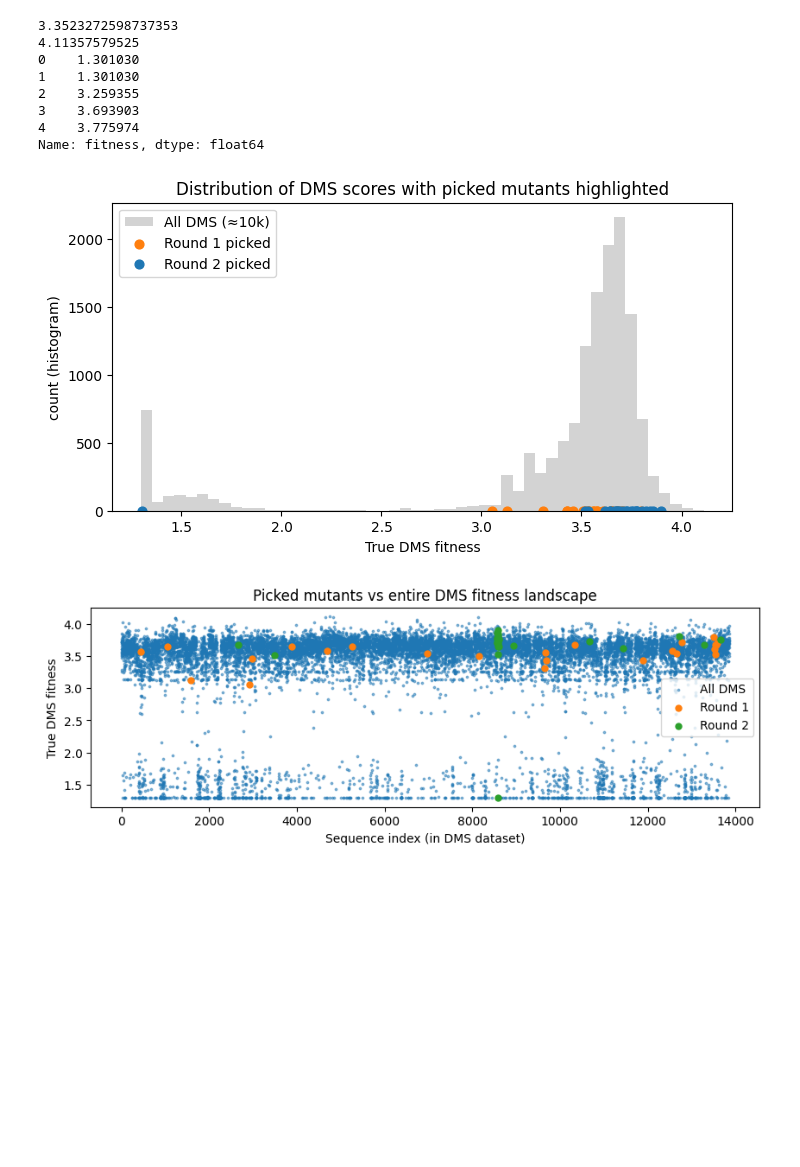
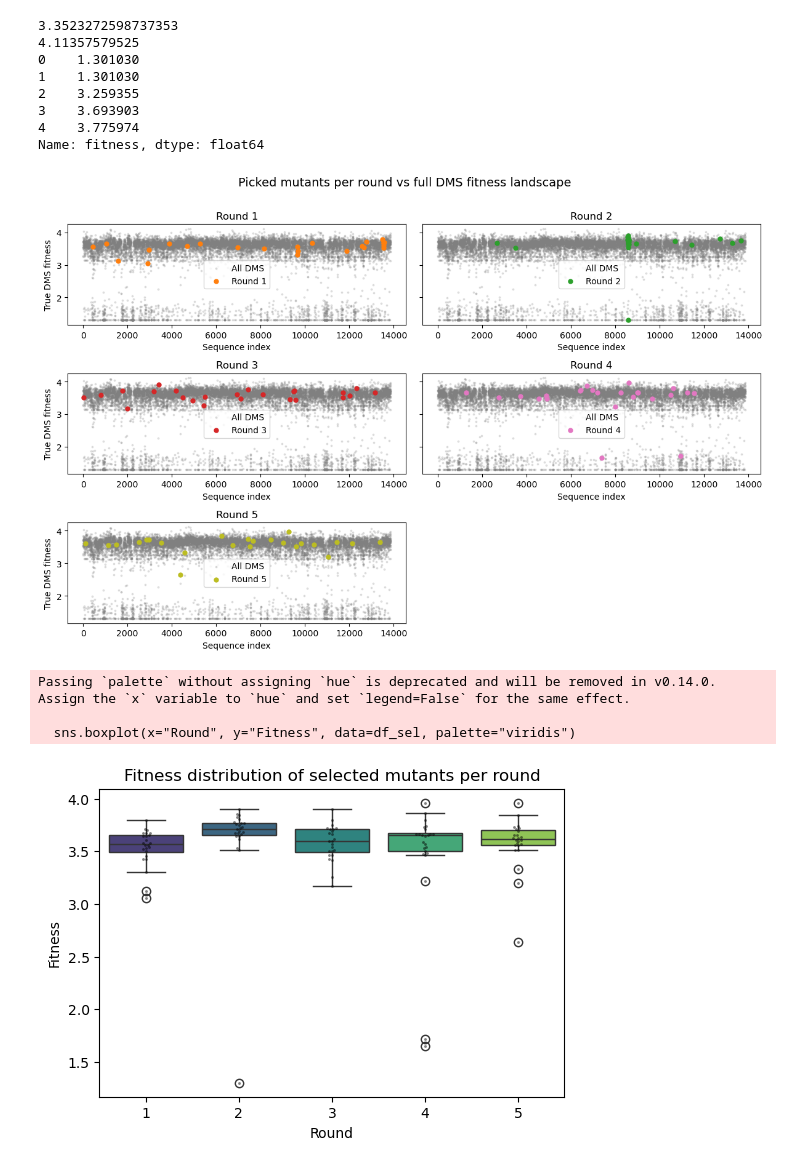
Before and after one commit to theerapas/Rosaloid, a Jupyter notebook: scripts/lookatoutput.ipynb, the cells around one changed output. Drawn from its saved outputs; the diff is of its cells as text; code cells hidden in the pictures; blank space fills up the shorter version.

```diff
--- a/scripts/lookatoutput.ipynb
+++ b/scripts/lookatoutput.ipynb
@@ -83,38 +58,54 @@ print(dms['fitness'].mode())
 3    3.693903
 4    3.775974
 Name: fitness, dtype: float64
-# %%
-import matplotlib.pyplot as plt
-
-# all DMS scores
-pool_scores = dms["fitness"].values
-
-# highlight the 24 chosen in this round
-sel1_scores = y_of(sel_r1)
-sel2_scores = y_of(sel_r2)
-
-plt.figure(figsize=(8,4))
-plt.hist(pool_scores, bins=50, color="lightgray", label="All DMS (≈10k)")
-plt.scatter(sel1_scores, np.zeros_like(sel1_scores), color="tab:orange", s=40, label="Round 1 picked")
-plt.scatter(sel2_scores, np.zeros_like(sel2_scores)-0.002, color="tab:blue", s=40, label="Round 2 picked")
-plt.xlabel("True DMS fitness")
-plt.ylabel("count (histogram)")
-plt.title("Distribution of DMS scores with picked mutants highlighted")
-plt.legend()
-plt.show()
-# %% [output]
-[figure, removed]
 # %%
-plt.figure(figsize=(10,3))
-plt.scatter(range(len(dms)), dms["fitness"], s=3, alpha=0.5, label="All DMS")
-sel_idx1 = dms.index[dms["seq"].isin(sel_r1)]
-sel_idx2 = dms.index[dms["seq"].isin(sel_r2)]
-plt.scatter(sel_idx1, dms.loc[sel_idx1,"fitness"], color="tab:orange", s=25, label="Round 1")
-plt.scatter(sel_idx2, dms.loc[sel_idx2,"fitness"], color="tab:green", s=25, label="Round 2")
-plt.ylabel("True DMS fitness")
-plt.xlabel("Sequence index (in DMS dataset)")
-plt.title("Picked mutants vs entire DMS fitness landscape")
-plt.legend()
+import matplotlib.pyplot as plt
+
+rounds = [sel_r1, sel_r2, sel_r3, sel_r4, sel_r5]
+colors = ["tab:orange", "tab:green", "tab:red", "tab:pink", "tab:olive"]
+
+# Create a 3x2 grid (we'll hide the last empty subplot)
+fig, axes = plt.subplots(3, 2, figsize=(12, 8), sharey=True)
+axes = axes.flatten()  # flatten 2D -> 1D for easy indexing
+
+for i, (ax, sel, color) in enumerate(zip(axes, rounds, colors), 1):
+    sel_idx = dms.index[dms["seq"].isin(sel)]
+    ax.scatter(range(len(dms)), dms["fitness"], s=3, alpha=0.2, color="gray", label="All DMS")
+    ax.scatter(sel_idx, dms.loc[sel_idx, "fitness"], color=color, s=25, label=f"Round {i}")
+    ax.set_title(f"Round {i}")
+    if i in [1, 3, 5]:  # left column
+        ax.set_ylabel("True DMS fitness")
+    ax.set_xlabel("Sequence index")
+    ax.legend()
+
+# Hide unused subplot (bottom right)
+if len(axes) > len(rounds):
+    for j in range(len(rounds), len(axes)):
+        fig.delaxes(axes[j])
+
+fig.suptitle("Picked mutants per round vs full DMS fitness landscape", fontsize=14)
+plt.tight_layout(rect=[0, 0, 1, 0.97])
 plt.show()
 # %% [output]
-[figure, old version]
+[figure, new version]
+# %%
+import seaborn as sns
+import pandas as pd
+
+sel_data = []
+for i, sel in enumerate([sel_r1, sel_r2, sel_r3, sel_r4, sel_r5], 1):
+    vals = dms.loc[dms["seq"].isin(sel), "fitness"]
+    sel_data.append(pd.DataFrame({"Round": [i]*len(vals), "Fitness": vals}))
+
+df_sel = pd.concat(sel_data)
+
+plt.figure(figsize=(6,4))
+sns.boxplot(x="Round", y="Fitness", data=df_sel, palette="viridis")
+sns.swarmplot(x="Round", y="Fitness", data=df_sel, color="k", size=2, alpha=0.5)
+plt.title("Fitness distribution of selected mutants per round")
+plt.show()
+# %% [output]
+Passing `palette` without assigning `hue` is deprecated and will be removed in v0.14.0. Assign the `x` variable to `hue` and set `legend=False` for the same effect.
+
+  sns.boxplot(x="Round", y="Fitness", data=df_sel, palette="viridis")
+[figure, added]
```
Also changed, not shown: parts of 4 cells of this notebook.
